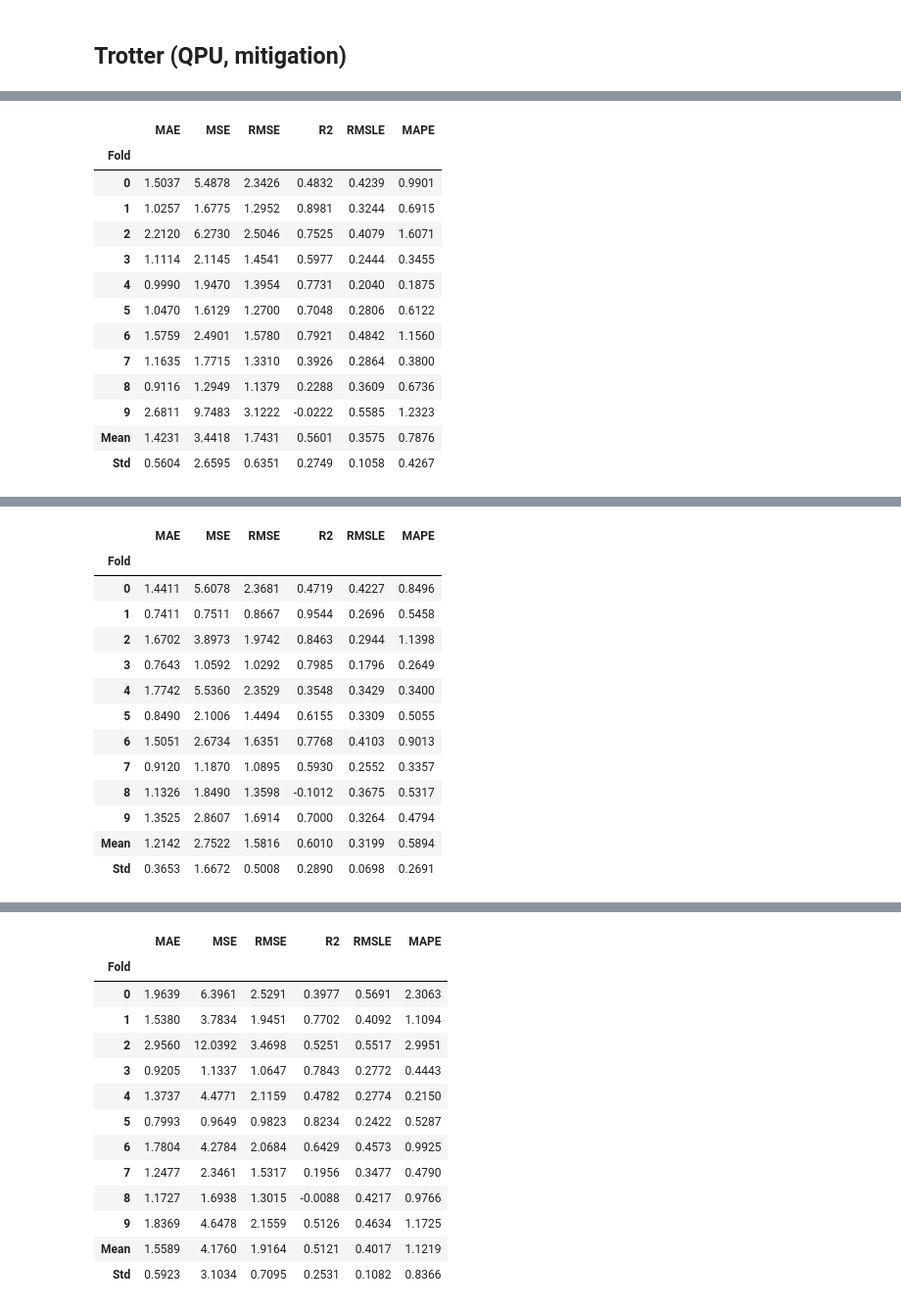
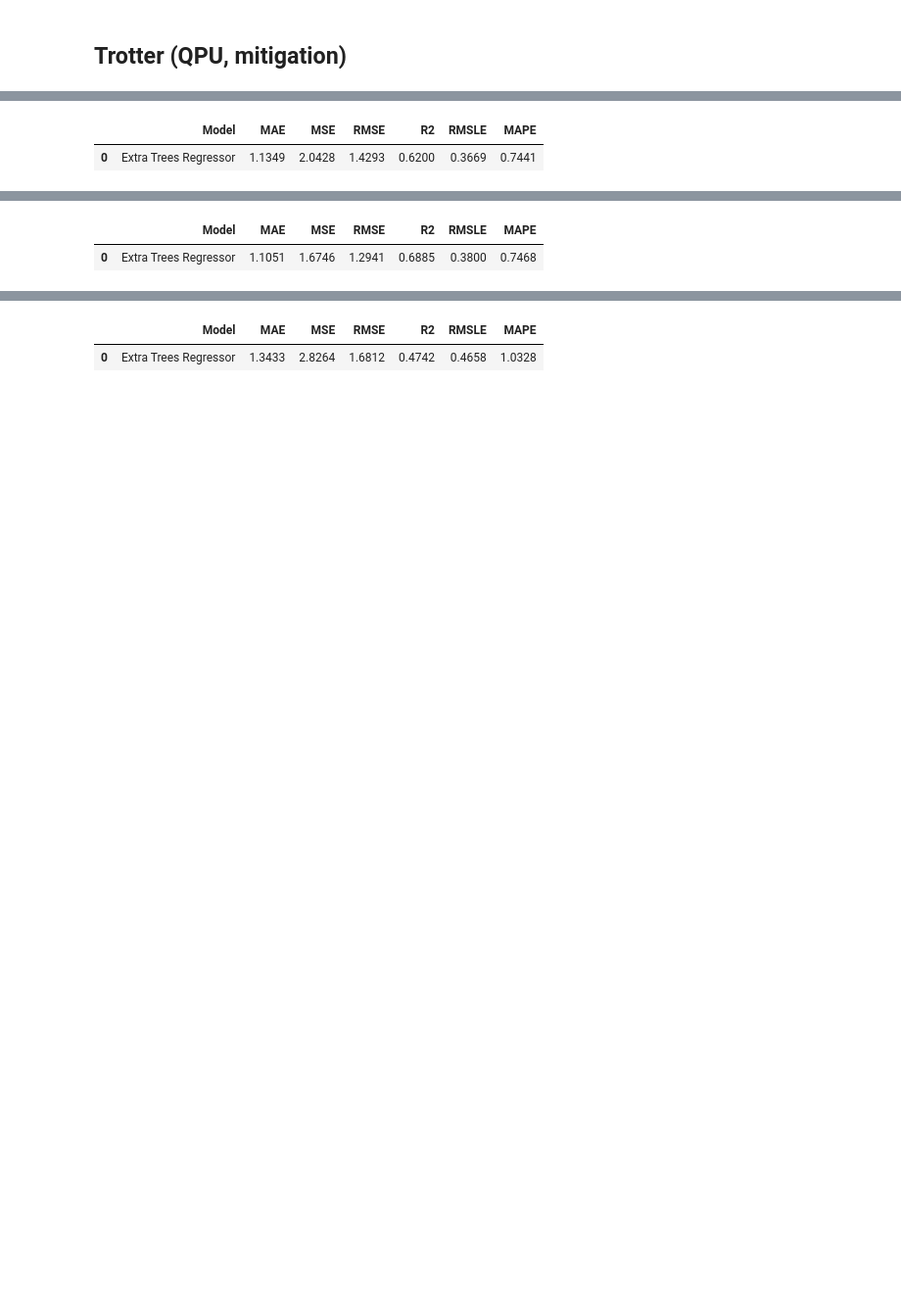
Before and after one commit to YutoMorohoshi/fourier_learning_ibm, a Jupyter notebook: analyze.ipynb, the cells around one changed output, grey strips where cells are left out. Shown at 98% size. Saved outputs shown, nothing was run; the diff lists cells and outputs as text; code cells hidden in the pictures; blank space fills up the shorter version.

```diff
--- a/analyze.ipynb
+++ b/analyze.ipynb
@@ -662,9 +665,13 @@ def create_model_and_plot(
         )
         sim_model = sim_experiment.compare_models(turbo=True, sort="R2", verbose=False)
 
-    experiment.tune_model(model, optimize="MSE", choose_better=True)
-    exact_experiment.tune_model(exact_model, optimize="MSE", choose_better=True)
-    sim_experiment.tune_model(sim_model, optimize="MSE", choose_better=True)
+    experiment.tune_model(model, optimize="MSE", choose_better=True, verbose=False)
+    exact_experiment.tune_model(
+        exact_model, optimize="MSE", choose_better=True, verbose=False
+    )
+    sim_experiment.tune_model(
+        sim_model, optimize="MSE", choose_better=True, verbose=False
+    )
 
     # 回帰手法の名前を取得
     reg_method = model.__class__.__name__
@@ -1198,3 +971,3 @@ Original model was better than the tuned model, hence it will be returned. NOTE:
 # %%
-create_model_and_plot(s_mit, s_sim, model_name="et")
+create_model_and_plot(s_mit, s_exact, s_sim, reg_method="et")
 # %% [output]
@@ -1202,14 +974,2 @@ create_model_and_plot(s_mit, s_sim, model_name="et")
-|  | MAE | MSE | RMSE | R2 | RMSLE | MAPE |
-| Fold |  |  |  |  |  |  |
-| 0 | 1.5037 | 5.4878 | 2.3426 | 0.4832 | 0.4239 | 0.9901 |
-| 1 | 1.0257 | 1.6775 | 1.2952 | 0.8981 | 0.3244 | 0.6915 |
-| 2 | 2.2120 | 6.2730 | 2.5046 | 0.7525 | 0.4079 | 1.6071 |
-| 3 | 1.1114 | 2.1145 | 1.4541 | 0.5977 | 0.2444 | 0.3455 |
-| 4 | 0.9990 | 1.9470 | 1.3954 | 0.7731 | 0.2040 | 0.1875 |
-| 5 | 1.0470 | 1.6129 | 1.2700 | 0.7048 | 0.2806 | 0.6122 |
-| 6 | 1.5759 | 2.4901 | 1.5780 | 0.7921 | 0.4842 | 1.1560 |
-| 7 | 1.1635 | 1.7715 | 1.3310 | 0.3926 | 0.2864 | 0.3800 |
-| 8 | 0.9116 | 1.2949 | 1.1379 | 0.2288 | 0.3609 | 0.6736 |
-| 9 | 2.6811 | 9.7483 | 3.1222 | -0.0222 | 0.5585 | 1.2323 |
-| Mean | 1.4231 | 3.4418 | 1.7431 | 0.5601 | 0.3575 | 0.7876 |
-| Std | 0.5604 | 2.6595 | 0.6351 | 0.2749 | 0.1058 | 0.4267 |
+|  | Model | MAE | MSE | RMSE | R2 | RMSLE | MAPE |
+| 0 | Extra Trees Regressor | 1.1349 | 2.0428 | 1.4293 | 0.6200 | 0.3669 | 0.7441 |
@@ -1218,14 +976,2 @@ create_model_and_plot(s_mit, s_sim, model_name="et")
-|  | MAE | MSE | RMSE | R2 | RMSLE | MAPE |
-| Fold |  |  |  |  |  |  |
-| 0 | 1.4411 | 5.6078 | 2.3681 | 0.4719 | 0.4227 | 0.8496 |
-| 1 | 0.7411 | 0.7511 | 0.8667 | 0.9544 | 0.2696 | 0.5458 |
-| 2 | 1.6702 | 3.8973 | 1.9742 | 0.8463 | 0.2944 | 1.1398 |
-| 3 | 0.7643 | 1.0592 | 1.0292 | 0.7985 | 0.1796 | 0.2649 |
-| 4 | 1.7742 | 5.5360 | 2.3529 | 0.3548 | 0.3429 | 0.3400 |
-| 5 | 0.8490 | 2.1006 | 1.4494 | 0.6155 | 0.3309 | 0.5055 |
-| 6 | 1.5051 | 2.6734 | 1.6351 | 0.7768 | 0.4103 | 0.9013 |
-| 7 | 0.9120 | 1.1870 | 1.0895 | 0.5930 | 0.2552 | 0.3357 |
-| 8 | 1.1326 | 1.8490 | 1.3598 | -0.1012 | 0.3675 | 0.5317 |
-| 9 | 1.3525 | 2.8607 | 1.6914 | 0.7000 | 0.3264 | 0.4794 |
-| Mean | 1.2142 | 2.7522 | 1.5816 | 0.6010 | 0.3199 | 0.5894 |
-| Std | 0.3653 | 1.6672 | 0.5008 | 0.2890 | 0.0698 | 0.2691 |
+|  | Model | MAE | MSE | RMSE | R2 | RMSLE | MAPE |
+| 0 | Extra Trees Regressor | 1.1051 | 1.6746 | 1.2941 | 0.6885 | 0.3800 | 0.7468 |
@@ -1234,14 +978,2 @@ create_model_and_plot(s_mit, s_sim, model_name="et")
-|  | MAE | MSE | RMSE | R2 | RMSLE | MAPE |
-| Fold |  |  |  |  |  |  |
-| 0 | 1.9639 | 6.3961 | 2.5291 | 0.3977 | 0.5691 | 2.3063 |
-| 1 | 1.5380 | 3.7834 | 1.9451 | 0.7702 | 0.4092 | 1.1094 |
-| 2 | 2.9560 | 12.0392 | 3.4698 | 0.5251 | 0.5517 | 2.9951 |
-| 3 | 0.9205 | 1.1337 | 1.0647 | 0.7843 | 0.2772 | 0.4443 |
-| 4 | 1.3737 | 4.4771 | 2.1159 | 0.4782 | 0.2774 | 0.2150 |
-| 5 | 0.7993 | 0.9649 | 0.9823 | 0.8234 | 0.2422 | 0.5287 |
-| 6 | 1.7804 | 4.2784 | 2.0684 | 0.6429 | 0.4573 | 0.9925 |
-| 7 | 1.2477 | 2.3461 | 1.5317 | 0.1956 | 0.3477 | 0.4790 |
-| 8 | 1.1727 | 1.6938 | 1.3015 | -0.0088 | 0.4217 | 0.9766 |
-| 9 | 1.8369 | 4.6478 | 2.1559 | 0.5126 | 0.4634 | 1.1725 |
-| Mean | 1.5589 | 4.1760 | 1.9164 | 0.5121 | 0.4017 | 1.1219 |
-| Std | 0.5923 | 3.1034 | 0.7095 | 0.2531 | 0.1082 | 0.8366 |
+|  | Model | MAE | MSE | RMSE | R2 | RMSLE | MAPE |
+| 0 | Extra Trees Regressor | 1.3433 | 2.8264 | 1.6812 | 0.4742 | 0.4658 | 1.0328 |
```
Also changed, not shown: parts of 14 cells of this notebook, 17 other files.
